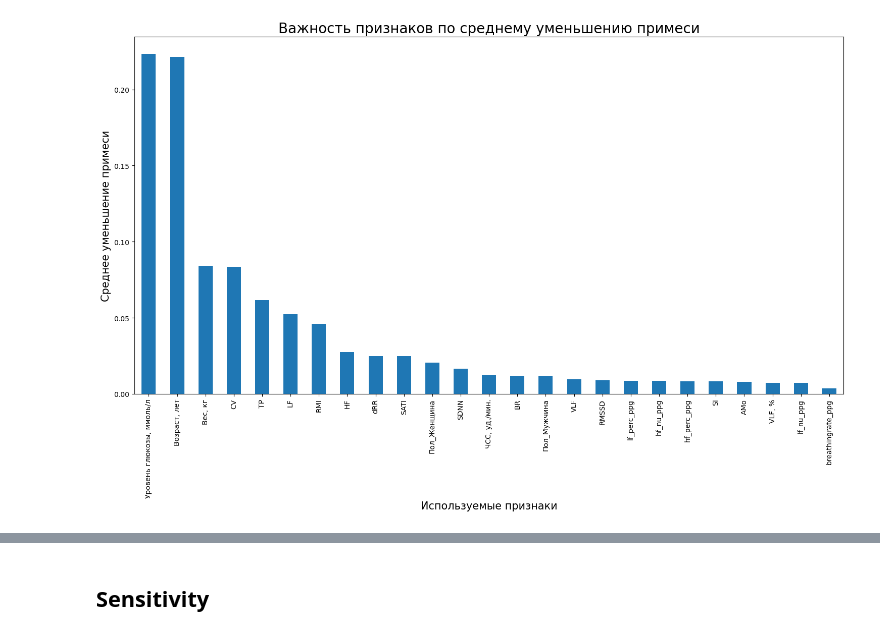
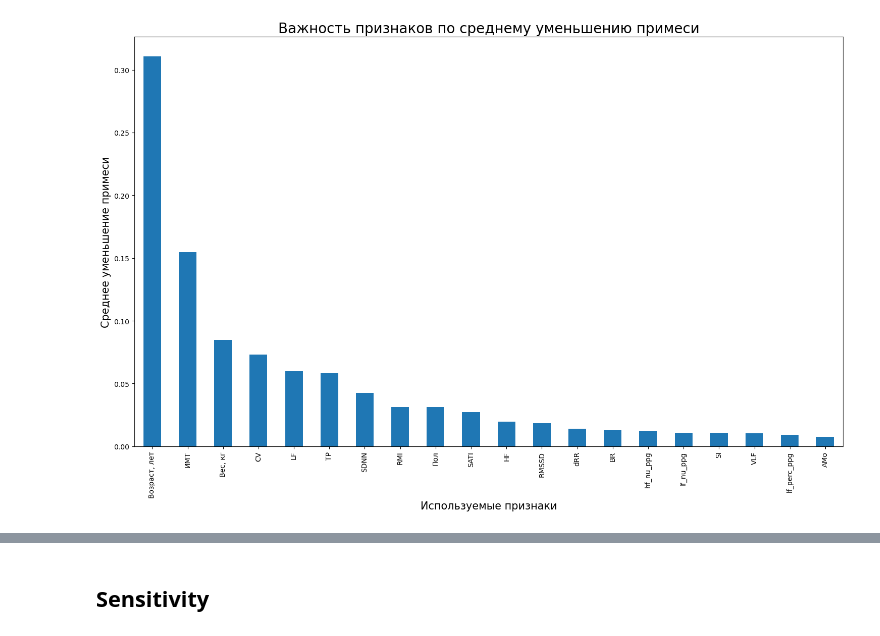
Before and after one commit to SergeyMaslikhov/CardioSampling, a Jupyter notebook: Building_models.ipynb, the cells around one changed output, grey strips where cells are left out. Saved outputs shown, nothing was run; the diff lists cells and outputs as text; code cells hidden in the pictures.

```diff
--- a/Building_models.ipynb
+++ b/Building_models.ipynb
@@ -47,7 +47,23 @@ my_harmonic = make_scorer(harmonic, greater_is_better=True)
 # %%
 le = LabelEncoder()
-X_train = pd.get_dummies(pd.read_csv('train.csv').drop(columns=['Площадка', 'p_total_ppg', 'lf_ppg', 'hf_ppg', 'vlf_ppg']), columns=['Пол'])
+X_train = pd.read_csv('train.csv').drop(columns=['Площадка', 'p_total_ppg', 'lf_ppg', 'hf_ppg', 'vlf_ppg', 'Натощак'])
 y_train = le.fit_transform(X_train.pop('Наличие НУО'))
+X_train.loc[X_train["Пол"] == 'Мужчина', "Пол"] = 1
+X_train.loc[X_train["Пол"] == 'Женщина', "Пол"] = 2
+X_train['ИМТ'] = np.round(X_train['Вес, кг'] / (X_train['Рост, см'] / 100)**2)
+X_train.drop(columns='Рост, см', inplace=True)
+filt_0 = y_train == 0
+filt_1 = y_train == 1
+y_train[filt_0] = 1
+y_train[filt_1] = 0
 
-X_test = pd.get_dummies(pd.read_csv('test.csv').drop(columns=['Площадка', 'p_total_ppg', 'lf_ppg', 'hf_ppg', 'vlf_ppg']), columns=['Пол'])
+X_test = pd.read_csv('test.csv').drop(columns=['Площадка', 'p_total_ppg', 'lf_ppg', 'hf_ppg', 'vlf_ppg', 'Натощак'])
+X_test.loc[X_test["Пол"] == 'Мужчина', "Пол"] = 1
+X_test.loc[X_test["Пол"] == 'Женщина', "Пол"] = 2
+X_test['ИМТ'] = np.round(X_test['Вес, кг'] / (X_test['Рост, см'] / 100)**2)
+X_test.drop(columns='Рост, см', inplace=True)
 y_test = le.transform(X_test.pop('Наличие НУО'))
+filt_0 = y_test == 0
+filt_1 = y_test == 1
+y_test[filt_0] = 1
+y_test[filt_1] = 0
@@ -53,0 +74,5 @@ y_test = le.transform(X_test.pop('Наличие НУО'))
+# %%
+filt_0 = y_train == 0
+filt_1 = y_train == 1
+y_train[filt_0] = 1
+y_train[filt_1] = 0
@@ -54,17 +185,21 @@ y_test = le.transform(X_test.pop('Наличие НУО'))
 # %%
 model = RandomForestClassifier()
-selector = SelectKBest(k=25)
-X_train_selected = selector.fit_transform(X_train, y_train)
-model.fit(X_train_selected, y_train)
+selector = SelectKBest(k=16)
+annotation = ['ИМТ', 'Возраст, лет', 'Вес, кг', 'Пол']
+untouchable = X_train[annotation]
+touchable = X_train.drop(columns=annotation)
+X_train_selected = selector.fit_transform(touchable, y_train)
+result = np.hstack([untouchable, X_train_selected])
+model.fit(result, y_train)
 fig, ax = plt.subplots(figsize=(15, 10))
 importances = model.feature_importances_
-forest_importances = pd.Series(importances, index=list(X_train.columns[selector.get_support()])).sort_values(ascending=False)
+forest_importances = pd.Series(importances, index=annotation + list(touchable.columns[selector.get_support()])).sort_values(ascending=False)
 forest_importances.plot.bar(ax=ax)
 ax.set_title("Важность признаков по среднему уменьшению примеси", fontsize=20)
 ax.set_ylabel("Среднее уменьшение примеси", fontsize=15)
 ax.set_xlabel("Используемые признаки", fontsize=15)
 fig.tight_layout()
 # %% [output]
-[figure, old version]
+[figure, new version]
 # %%
 def get_initial_qulity(model, X_train, y_train, X_test, y_test, header=False):
```
Also changed, not shown: parts of 40 cells of this notebook, 3 other files.
